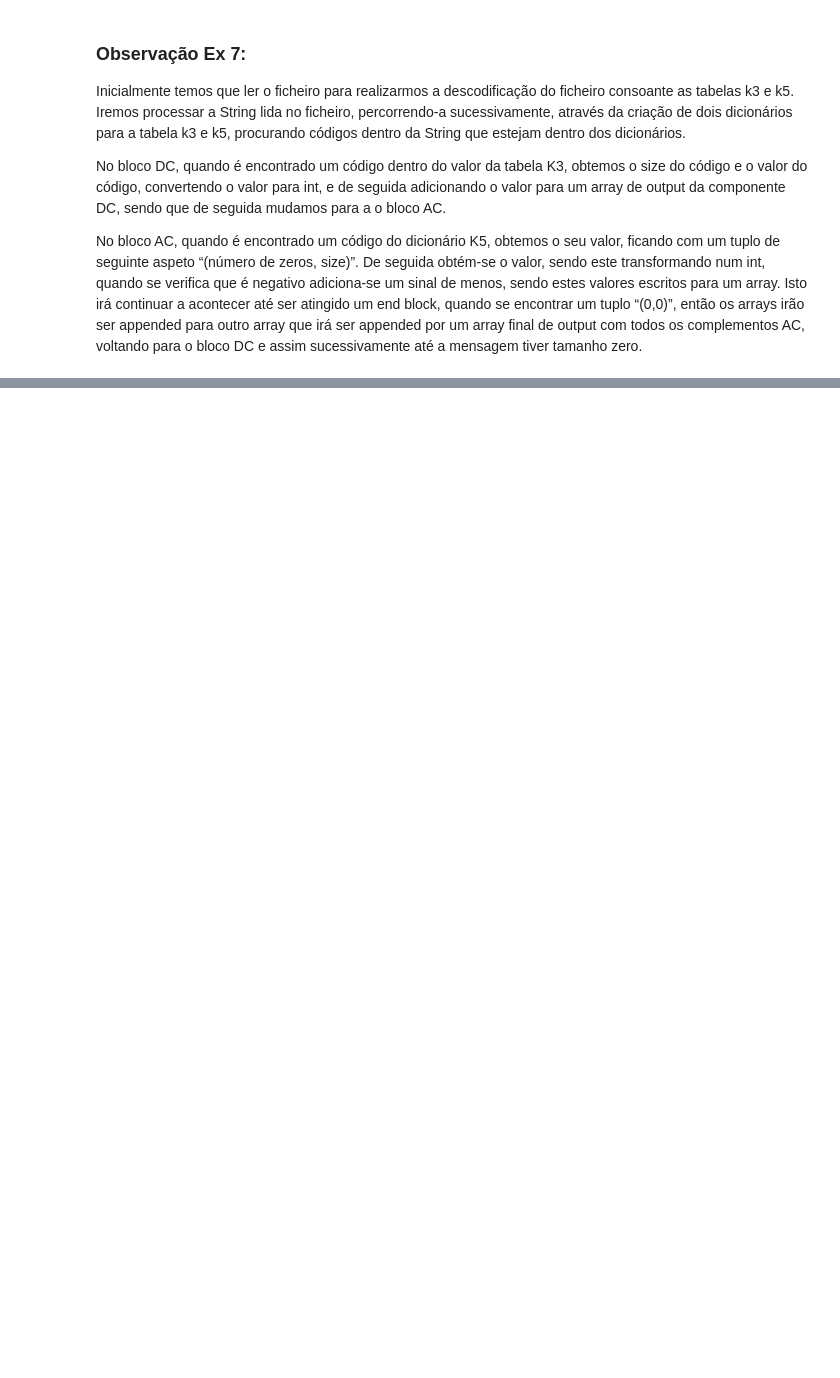
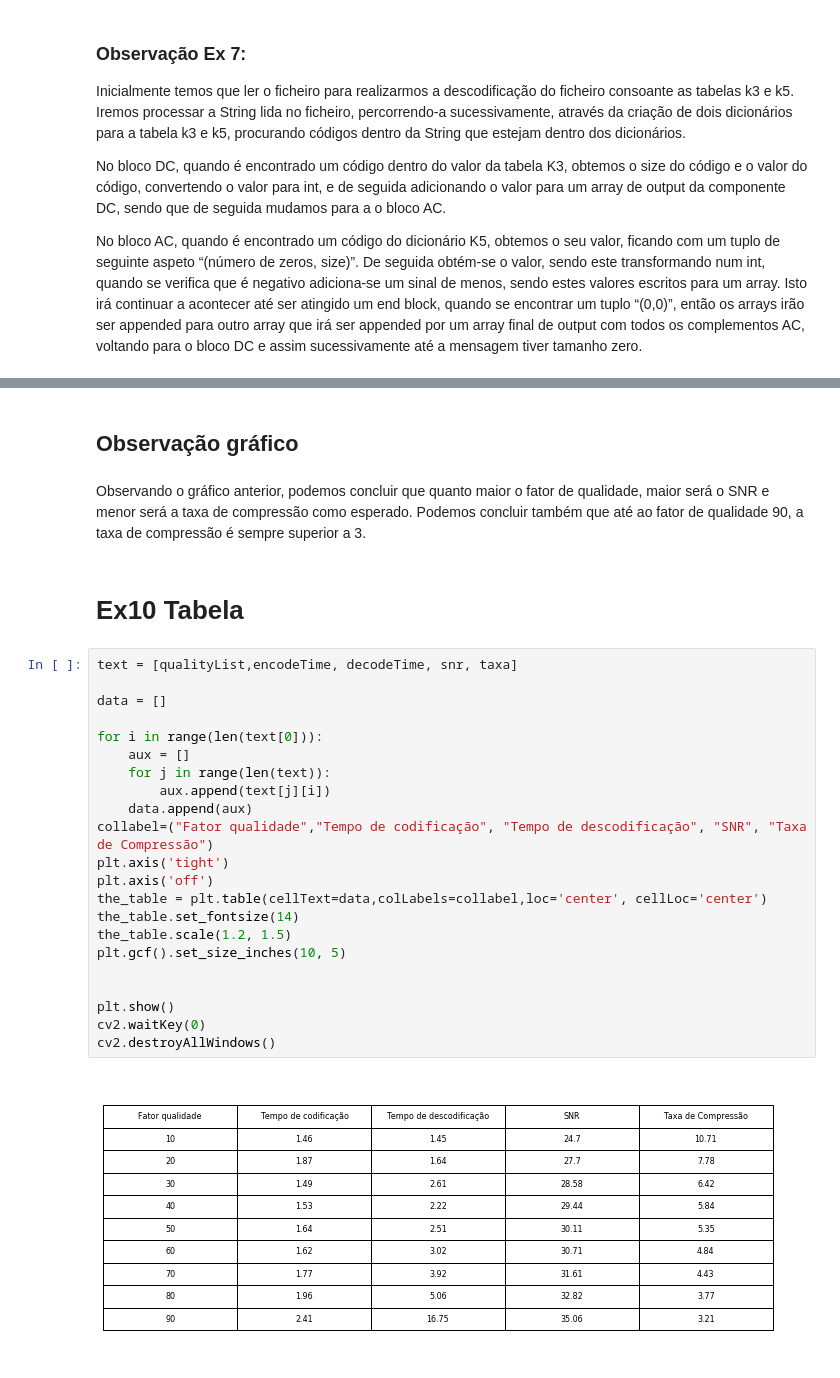
Before and after one commit to eddoasso/ISEL-CSM, a Jupyter notebook: TP3/CSM_T42G04_3trab.ipynb, the cells around one changed output, grey strips where cells are left out. Cells and saved outputs as stored; diff of their text form; blank space fills up the shorter version.

```diff
--- a/TP3/CSM_T42G04_3trab.ipynb
+++ b/TP3/CSM_T42G04_3trab.ipynb
@@ -979,0 +1007,30 @@ SNR:  30.103248618618785
+# %% [markdown]
+## Observação gráfico
+# %% [markdown]
+Observando o gráfico anterior, podemos concluir que quanto maior o fator de qualidade, maior será o SNR e menor será a taxa de compressão como esperado. Podemos concluir também que até ao fator de qualidade 90, a taxa de compressão é sempre superior a 3.
+# %% [markdown]
+# Ex10 Tabela
+# %%
+text = [qualityList,encodeTime, decodeTime, snr, taxa]
+
+data = []
+
+for i in range(len(text[0])):
+    aux = []
+    for j in range(len(text)):
+        aux.append(text[j][i])
+    data.append(aux)
+collabel=("Fator qualidade","Tempo de codificação", "Tempo de descodificação", "SNR", "Taxa de Compressão")
+plt.axis('tight')
+plt.axis('off')
+the_table = plt.table(cellText=data,colLabels=collabel,loc='center', cellLoc='center')
+the_table.set_fontsize(14)
+the_table.scale(1.2, 1.5)
+plt.gcf().set_size_inches(10, 5)
+
+
+plt.show()
+cv2.waitKey(0)
+cv2.destroyAllWindows()
+# %% [output]
+[figure, added]
```
Also changed, not shown: parts of 12 cells of this notebook.
